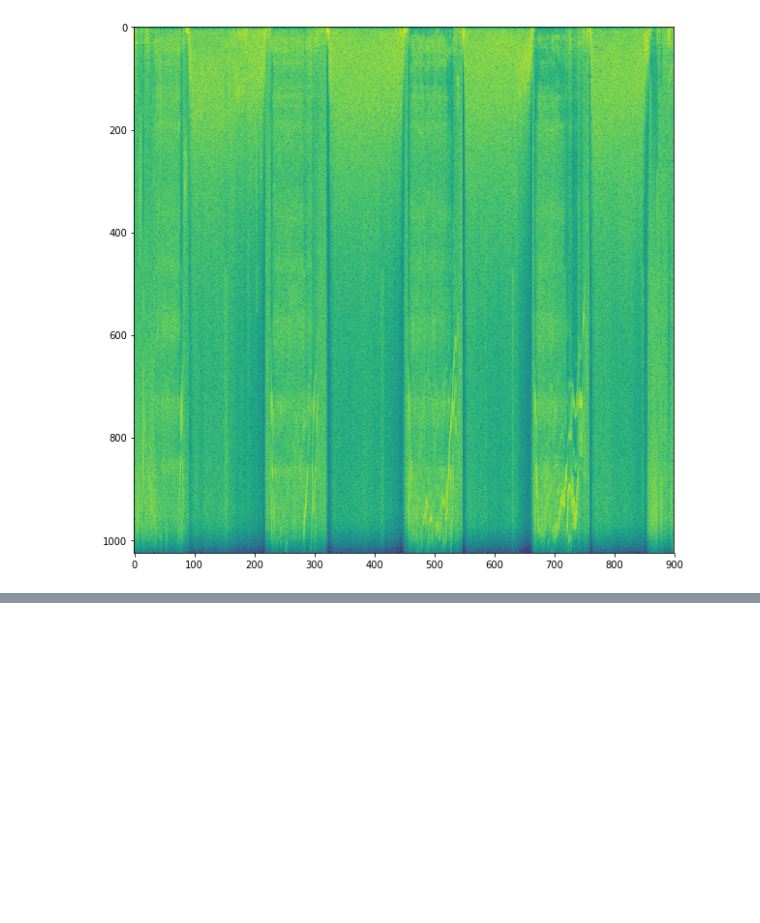
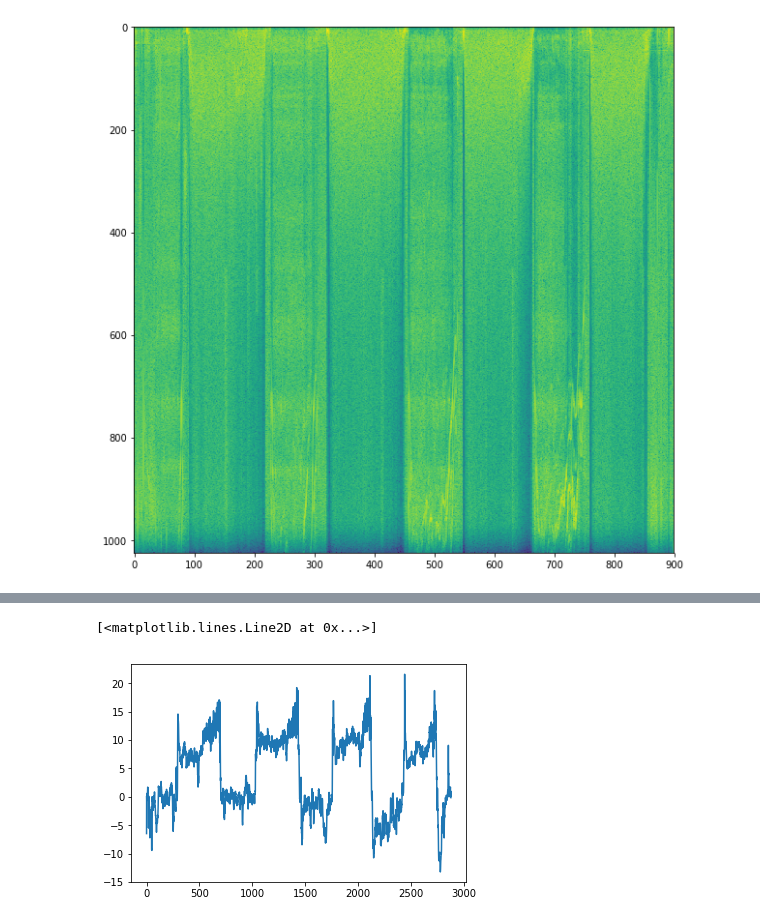
Before and after one commit to KVasya/SoundsOfBreathing, a Jupyter notebook: dtw_autocorrelation.ipynb, the cells around one changed output, grey strips where cells are left out. Saved outputs shown, nothing was run; the diff lists cells and outputs as text; code cells hidden in the pictures; blank space fills up the shorter version.

```diff
--- a/dtw_autocorrelation.ipynb
+++ b/dtw_autocorrelation.ipynb
@@ -57,0 +90,6 @@ plt.imshow(np.log(spec_mtx[:,:]),aspect = 'auto')
+# %%
+mfccs_1st = mfccs[:,1]
+plt.plot(mfccs_1st)
+# %% [output]
+[<matplotlib.lines.Line2D at 0x...>]
+[figure, added]
```
Also changed, not shown: parts of 23 cells of this notebook.
